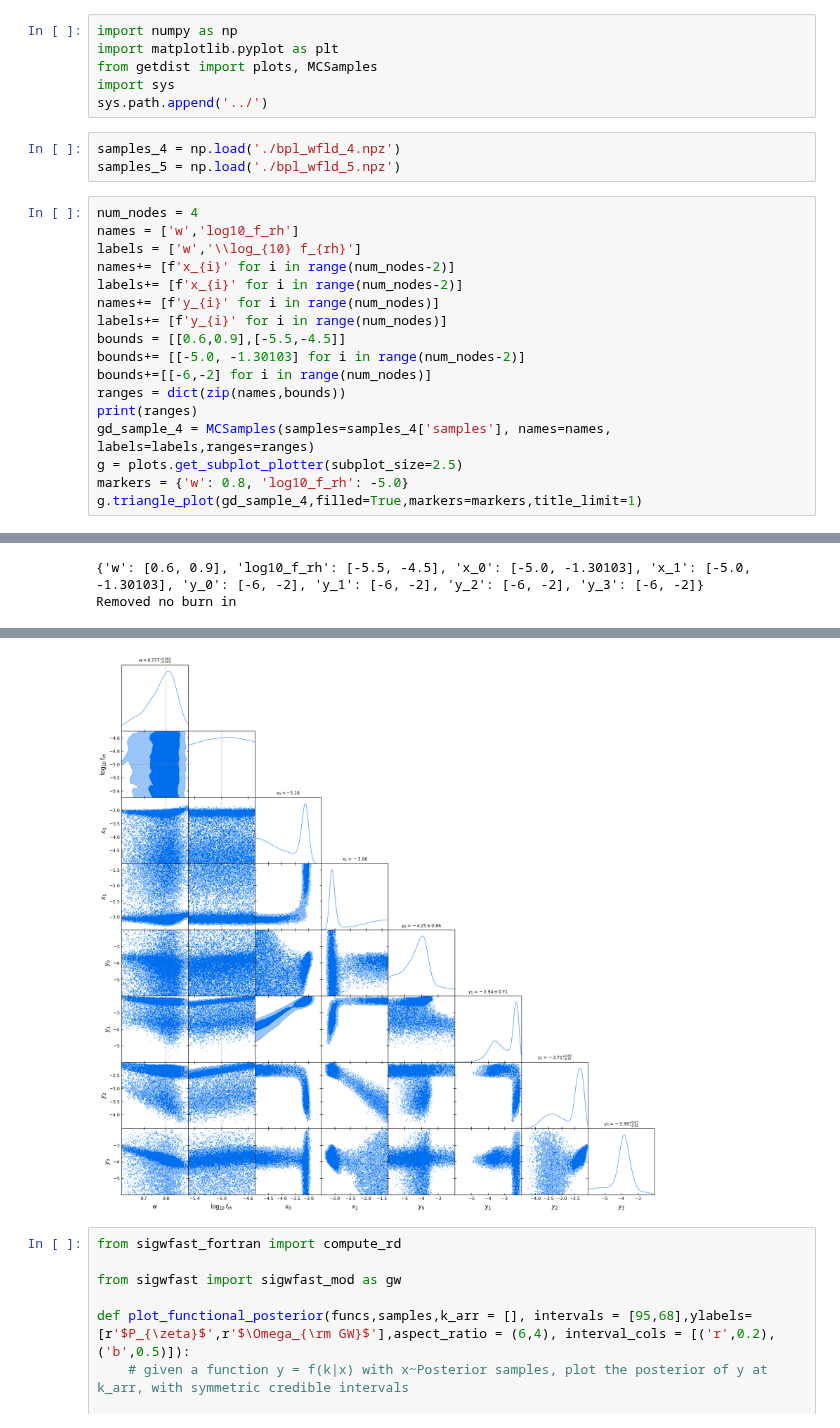
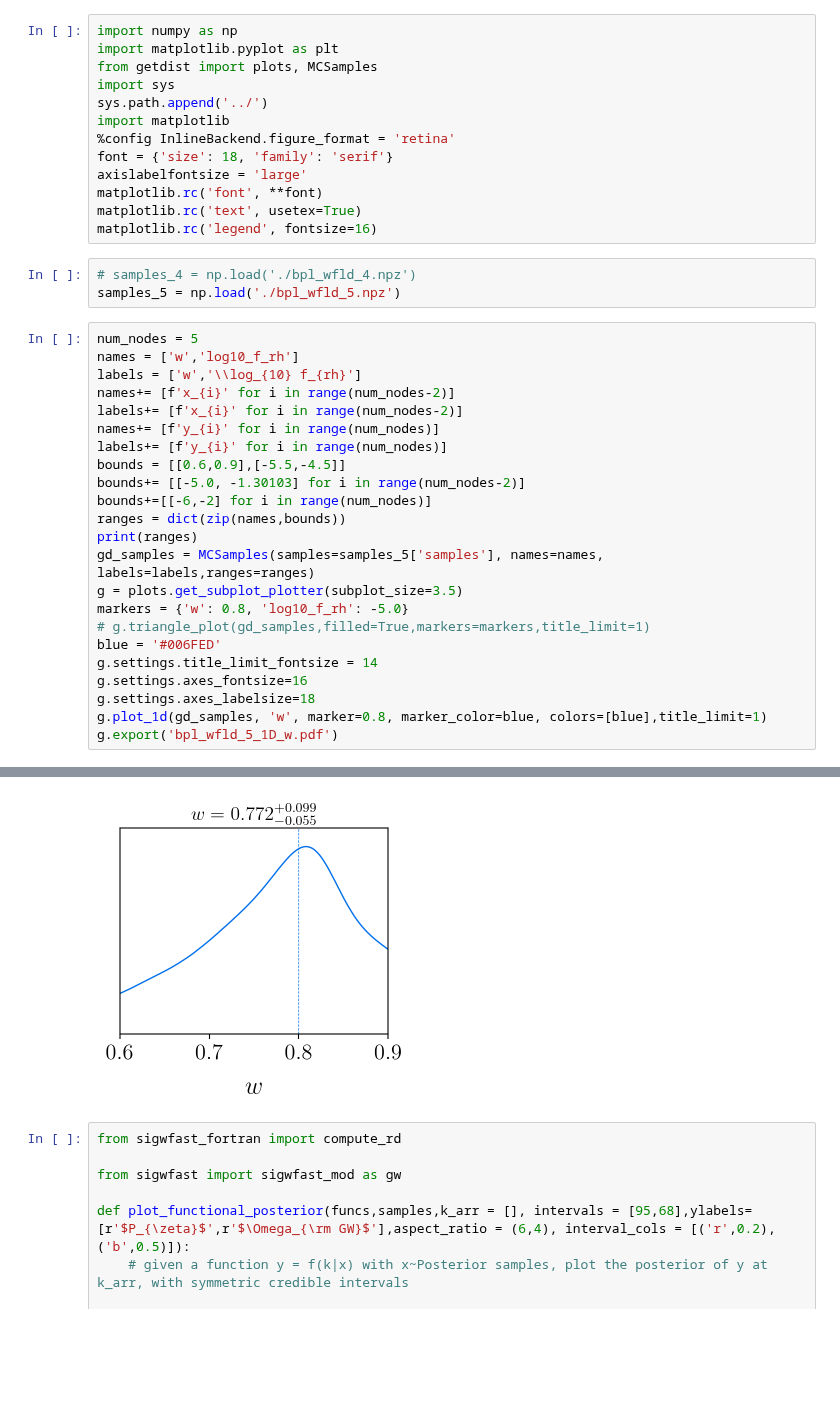
Before and after one commit to Ameek94/SIGW_Inverse, a Jupyter notebook: gwb/sigw_fast/plot_wfld.ipynb, the cells around one changed output, grey strips where cells are left out. Saved outputs shown, nothing was run; the diff lists cells and outputs as text; blank space fills up the shorter version.

```diff
--- a/gwb/sigw_fast/plot_wfld.ipynb
+++ b/gwb/sigw_fast/plot_wfld.ipynb
@@ -4,11 +4,18 @@ import matplotlib.pyplot as plt
 from getdist import plots, MCSamples
 import sys
 sys.path.append('../')
+import matplotlib
+%config InlineBackend.figure_format = 'retina'
+font = {'size': 18, 'family': 'serif'}
+axislabelfontsize = 'large'
+matplotlib.rc('font', **font)
+matplotlib.rc('text', usetex=True)
+matplotlib.rc('legend', fontsize=16)
 # %%
-samples_4 = np.load('./bpl_wfld_4.npz')
+# samples_4 = np.load('./bpl_wfld_4.npz')
 samples_5 = np.load('./bpl_wfld_5.npz')
 # %%
-num_nodes = 4
+num_nodes = 5
 names = ['w','log10_f_rh']
 labels = ['w','\\log_{10} f_{rh}']
 names+= [f'x_{i}' for i in range(num_nodes-2)]
@@ -20,8 +27,14 @@ bounds+= [[-5.0, -1.30103] for i in range(num_nodes-2)]
 bounds+=[[-6,-2] for i in range(num_nodes)]
 ranges = dict(zip(names,bounds))
 print(ranges)
-gd_sample_4 = MCSamples(samples=samples_4['samples'], names=names, labels=labels,ranges=ranges)
-g = plots.get_subplot_plotter(subplot_size=2.5)
+gd_samples = MCSamples(samples=samples_5['samples'], names=names, labels=labels,ranges=ranges)
+g = plots.get_subplot_plotter(subplot_size=3.5)
 markers = {'w': 0.8, 'log10_f_rh': -5.0}
-g.triangle_plot(gd_sample_4,filled=True,markers=markers,title_limit=1)
+# g.triangle_plot(gd_samples,filled=True,markers=markers,title_limit=1)
+blue = '#006FED'
+g.settings.title_limit_fontsize = 14
+g.settings.axes_fontsize=16
+g.settings.axes_labelsize=18
+g.plot_1d(gd_samples, 'w', marker=0.8, marker_color=blue, colors=[blue],title_limit=1)
+g.export('bpl_wfld_5_1D_w.pdf')
 # %% [output]
@@ -34,2 +42,0 @@ WARNING:root:auto bandwidth for y_0 very small or failed (h=0.000487525910138614
-{'w': [0.6, 0.9], 'log10_f_rh': [-5.5, -4.5], 'x_0': [-5.0, -1.30103], 'x_1': [-5.0, -1.30103], 'y_0': [-6, -2], 'y_1': [-6, -2], 'y_2': [-6, -2], 'y_3': [-6, -2]}
-Removed no burn in
@@ -53,4 +43,4 @@ WARNING:root:fine_bins_2D not large enough for optimal density: y_2, y_3
-[figure, old version]
+[figure, new version]
 # %%
 from sigwfast_fortran import compute_rd
 
```
Also changed, not shown: parts of 1 cell of this notebook, 5 other files.
